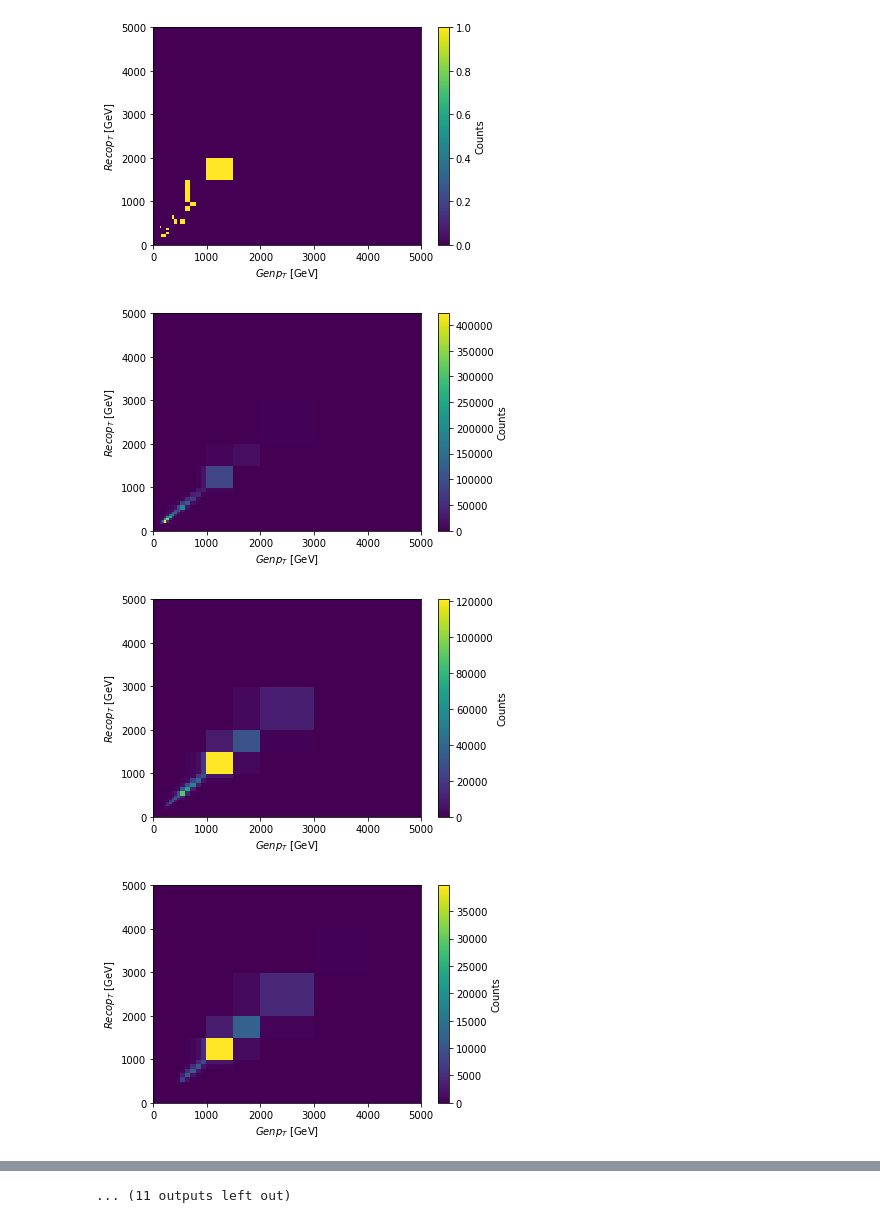
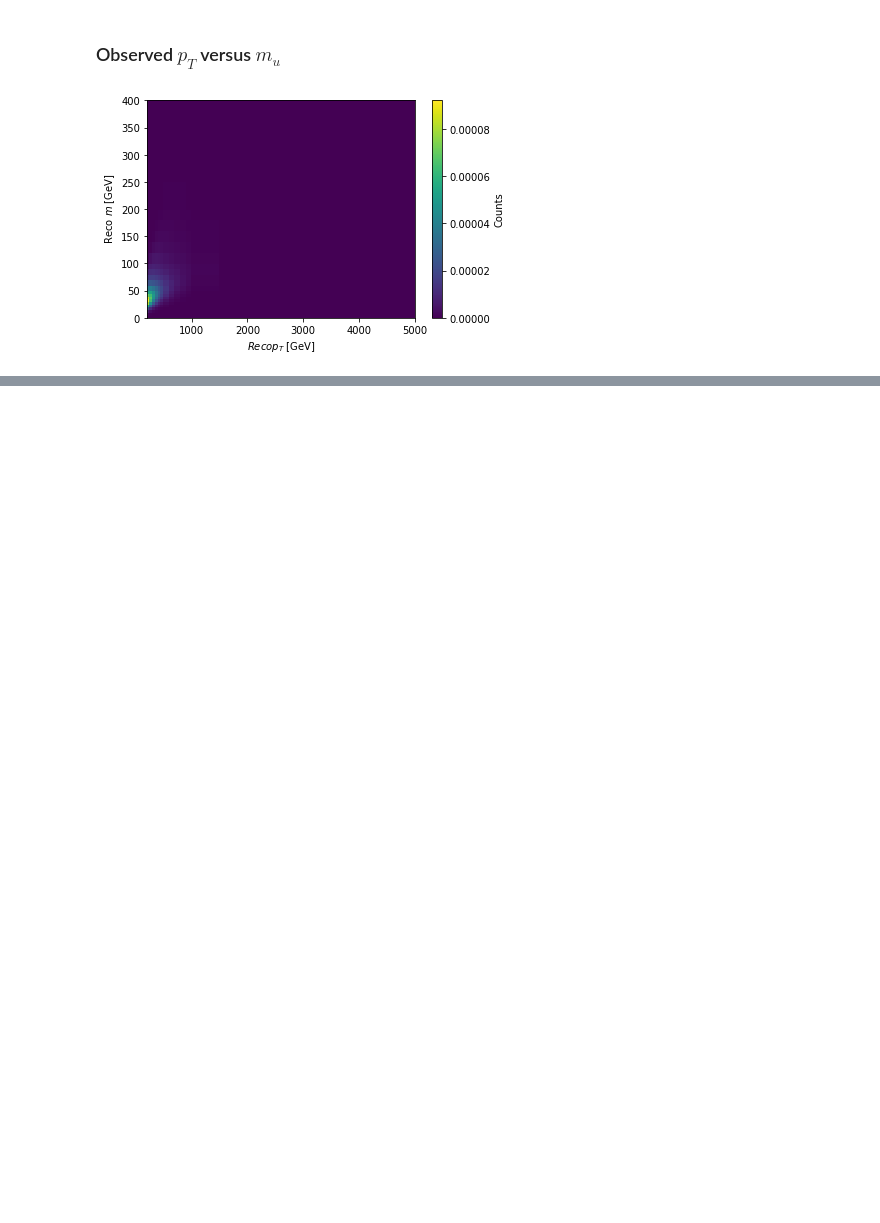
Before and after one commit to nsmith-/CoffeaJERC, a Jupyter notebook: test.ipynb, the cells around one changed output, grey strips where cells are left out. Saved outputs shown, nothing was run; the diff lists cells and outputs as text; code cells hidden in the pictures; blank space fills up the shorter version.

```diff
--- a/test.ipynb
+++ b/test.ipynb
@@ -238,8 +243,6 @@ hist.plot2d(output['h_response'].sum('dataset', 'pt_reco_axis', 'pt_gen_axis'),
+# %% [markdown]
+### Observed $p_T$ versus $m_u$
 # %%
-for i in output['h_response'].axis('m_gen_axis'):
-    fig, ax, _ = hist.plot2d(output['h_response'].sum('dataset','m_reco_axis').integrate('m_gen_axis', i),xaxis='pt_gen_axis')
+fig, ax, _ = hist.plot2d(output['h_pt_m_reco_pre'].sum("dataset"), xaxis="pt_reco_axis", density=True)
 # %% [output]
-[figure, old version]
+[figure, new version]
-[figure, removed]
-[figure, removed]
-[figure, removed]
@@ -254 +248,0 @@ for i in output['h_response'].axis('m_gen_axis'):
-... (11 outputs left out)
```
Also changed, not shown: parts of 36 cells of this notebook.
